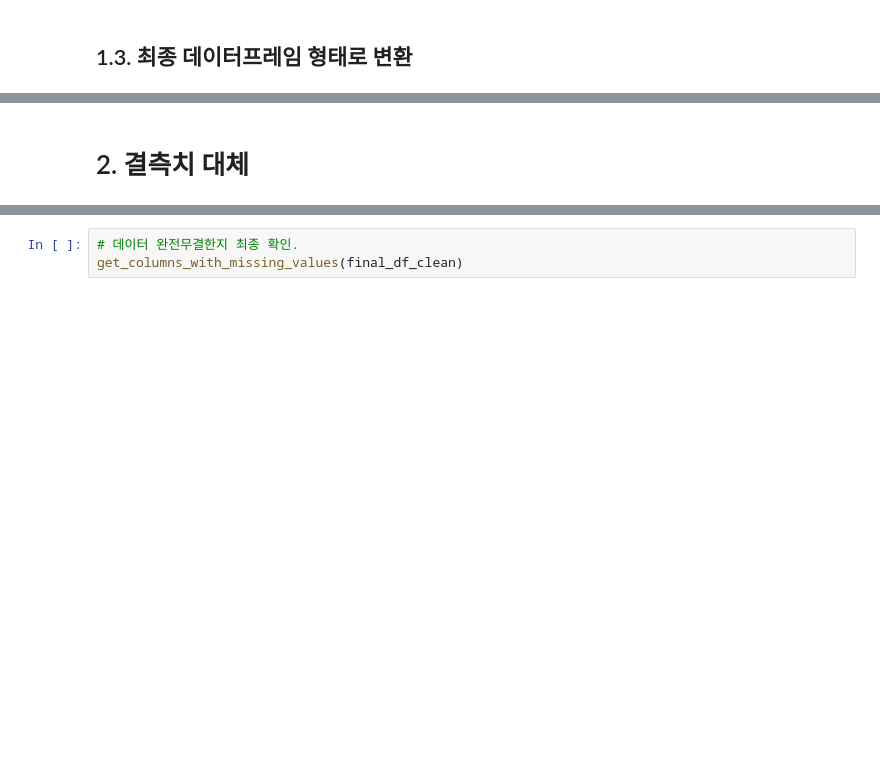
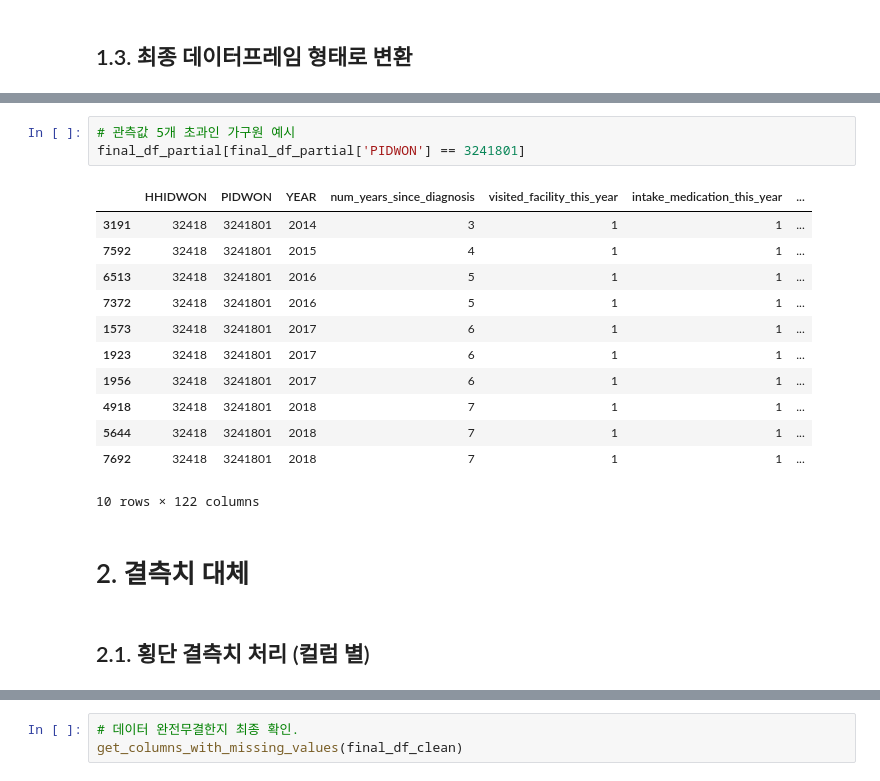
Before and after one commit to hyun-ko-DS/MedExpensePrediction, a Jupyter notebook: main.ipynb, the cells around one changed output, grey strips where cells are left out. Cells and saved outputs as stored; diff of their text form; blank space fills up the shorter version.

```diff
--- a/main.ipynb
+++ b/main.ipynb
@@ -1079,2 +1122,20 @@ print(f"각 가구원 별 관찰값 (연도) 수: {len(final_df.groupby('PIDWON'
+# %%
+# 관측값 5개 초과인 가구원 예시
+final_df_partial[final_df_partial['PIDWON'] == 3241801]
+# %% [output]
+|  | HHIDWON | PIDWON | YEAR | num_years_since_diagnosis | visited_facility_this_year | intake_medication_this_year | ... |
+| 3191 | 32418 | 3241801 | 2014 | 3 | 1 | 1 | ... |
+| 7592 | 32418 | 3241801 | 2015 | 4 | 1 | 1 | ... |
+| 6513 | 32418 | 3241801 | 2016 | 5 | 1 | 1 | ... |
+| 7372 | 32418 | 3241801 | 2016 | 5 | 1 | 1 | ... |
+| 1573 | 32418 | 3241801 | 2017 | 6 | 1 | 1 | ... |
+| 1923 | 32418 | 3241801 | 2017 | 6 | 1 | 1 | ... |
+| 1956 | 32418 | 3241801 | 2017 | 6 | 1 | 1 | ... |
+| 4918 | 32418 | 3241801 | 2018 | 7 | 1 | 1 | ... |
+| 5644 | 32418 | 3241801 | 2018 | 7 | 1 | 1 | ... |
+| 7692 | 32418 | 3241801 | 2018 | 7 | 1 | 1 | ... |
+10 rows × 122 columns
 # %% [markdown]
 # 2. 결측치 대체
+# %% [markdown]
+## 2.1. 횡단 결측치 처리 (컬럼 별)
```
Also changed, not shown: parts of 50 cells of this notebook, 4 other files.
